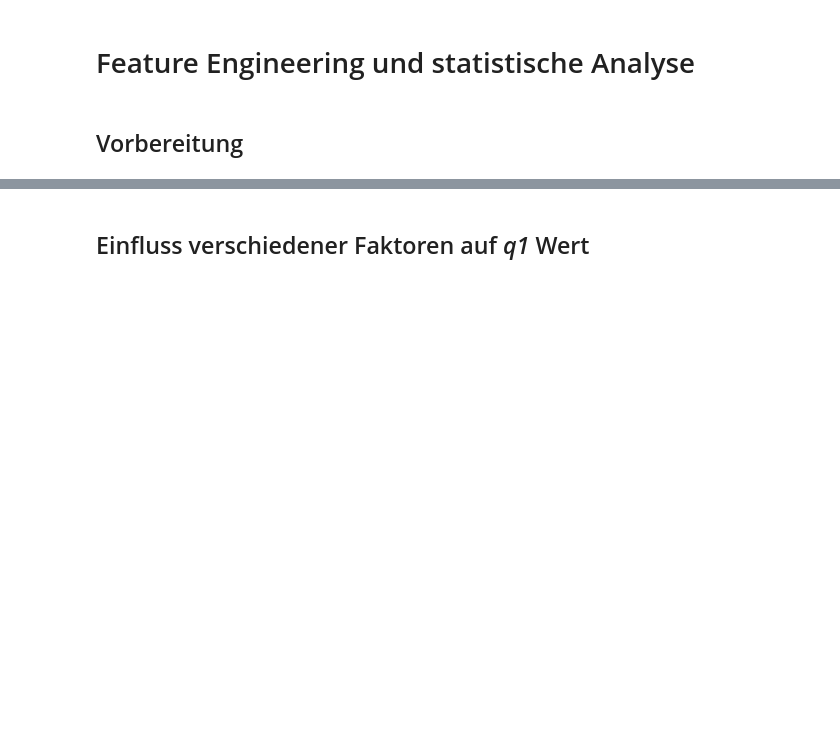
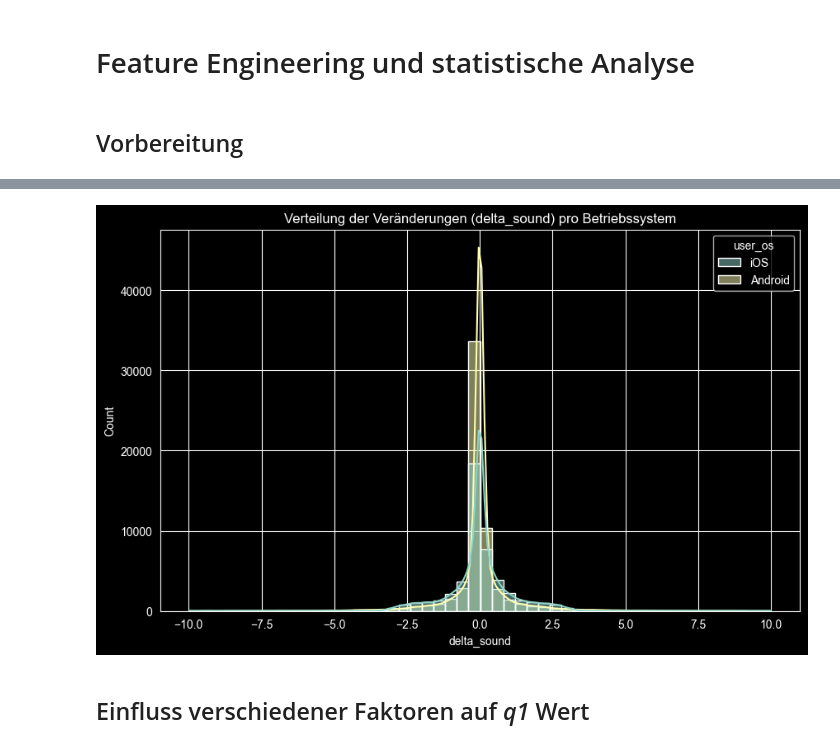
Before and after one commit to berielias-cpu/MasterArbeit, a Jupyter notebook: Masterarbeit/01_EDA_V2.0.ipynb, the cells around one changed output, grey strips where cells are left out. Drawn from its saved outputs; the diff is of its cells as text; code cells hidden in the pictures; blank space fills up the shorter version.

Commit message:
Code Kommentierung angepasst Dynamische, statt fixe Schwelle bei noise_burst eingeführt

```diff
--- a/Masterarbeit/01_EDA_V2.0.ipynb
+++ b/Masterarbeit/01_EDA_V2.0.ipynb
@@ -530,7 +366,28 @@ df['delta_score'] = df.groupby('user_id')['score'].diff()
-# %%
-# Flag setzen: War das vorherige Event eine Sound-Verschlechterung?
-df['after_noise_burst'] = df.groupby('user_id')['delta_sound'].shift(1) > 0.5
-df['after_noise_burst'] = df['after_noise_burst'].fillna(False)
+# %%
+# Sound - Veränderungen berechnen (Delta)
+df = df.sort_values(by=["user_id", "created_at"])
+df['delta_sound'] = df.groupby('user_id')['sound_norm'].diff()
+df['delta_score'] = df.groupby('user_id')['score'].diff()
+
+# Dynamische Schwelle zur Bias-Korrektur (OS-spezifisch)
+# Berechnung des 95%-Quantil für jedes OS, um unterschiedliche Hardware-Varianz auszugleichen
+os_thresholds = df.groupby('user_os')['delta_sound'].transform(lambda x: x.quantile(0.95)) # wenn delta_sound eine Veränderung > 5% hat = Verschlechterung
+
+# Flag setzen: War das vorherige Event eine Sound-Verschlechterung?
+df['after_noise_burst'] = df.groupby('user_id')['delta_sound'].shift(1) > os_thresholds
+df['after_noise_burst'] = df['after_noise_burst'].fillna(False)
+
+# Optional: Validierung/Dokumentation der Verteilung
+'''print("Verwendete Schwellenwerte pro OS:")
+print(df.groupby('user_os')['delta_sound'].quantile(0.95))'''
+# %%
+# Vergleich der Deltas -> zeigt, dass wir eine dynamische und keine fixe Schwelle brauchen
+plt.figure(figsize=(10, 6))
+sns.histplot(data=df, x='delta_sound', hue='user_os', kde=True, bins=50)
+plt.title('Verteilung der Veränderungen (delta_sound) pro Betriebssystem')
+plt.show()
+# %% [output]
+[figure, added]
 # %% [markdown]
 ## Einfluss verschiedener Faktoren auf *q1* Wert
 # %%
```
Also changed, not shown: parts of 68 cells of this notebook, 1 other file.
